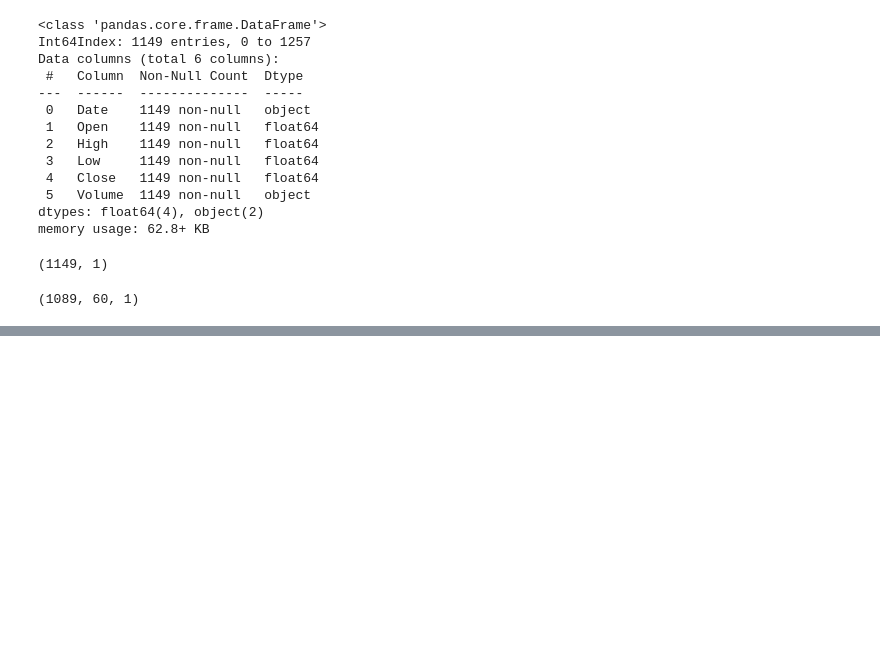
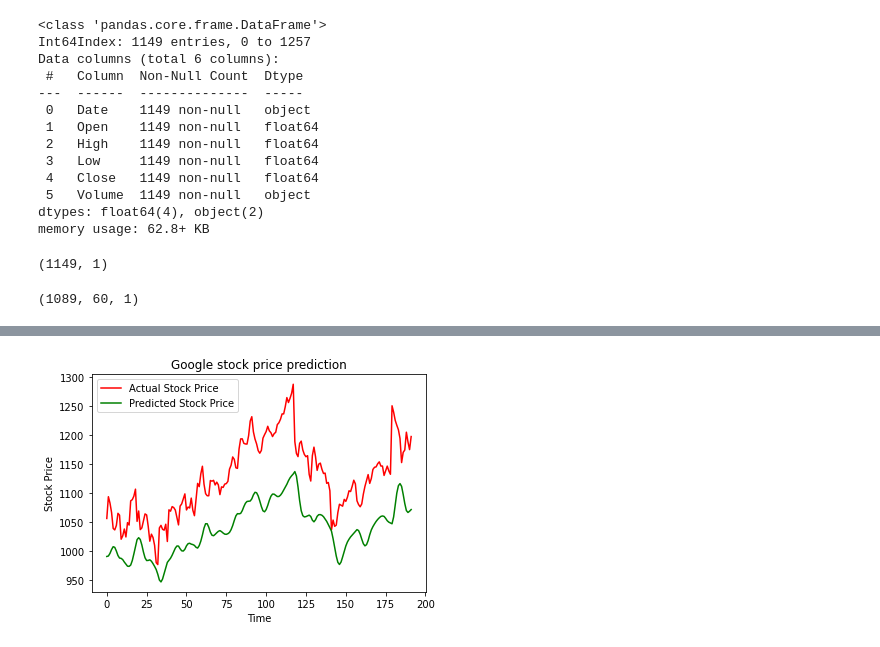
Before and after one commit to pradippatel00754/MLProjects, a Jupyter notebook: Stock_Market_Prediction_using_ML_LSTM.ipynb, the cells around one changed output, grey strips where cells are left out. Drawn from its saved outputs; the diff is of its cells as text; code cells hidden in the pictures; blank space fills up the shorter version.

```diff
--- a/Stock_Market_Prediction_using_ML_LSTM.ipynb
+++ b/Stock_Market_Prediction_using_ML_LSTM.ipynb
@@ -76,0 +145,3 @@ X_train.shape
+# %%
+Y_pred = model.predict(X_test)
+Y_pred
@@ -76,0 +167,12 @@ X_train.shape
+# %%
+predicted_price = sc.inverse_transform(Y_pred)
+# %%
+plt.plot(Y_test, color = 'red', label = 'Actual Stock Price')
+plt.plot(predicted_price, color = 'green', label = 'Predicted Stock Price')
+plt.title('Google stock price prediction')
+plt.xlabel('Time')
+plt.ylabel('Stock Price')
+plt.legend()
+plt.show()
+# %% [output]
+[figure, added]
```
Also changed, not shown: parts of 6 cells of this notebook.
